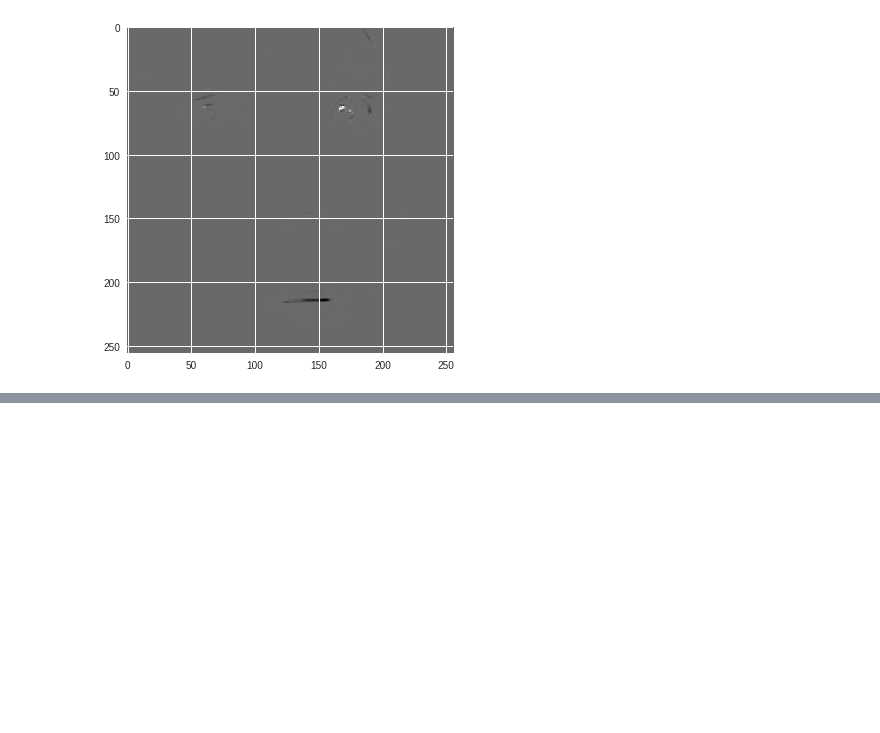
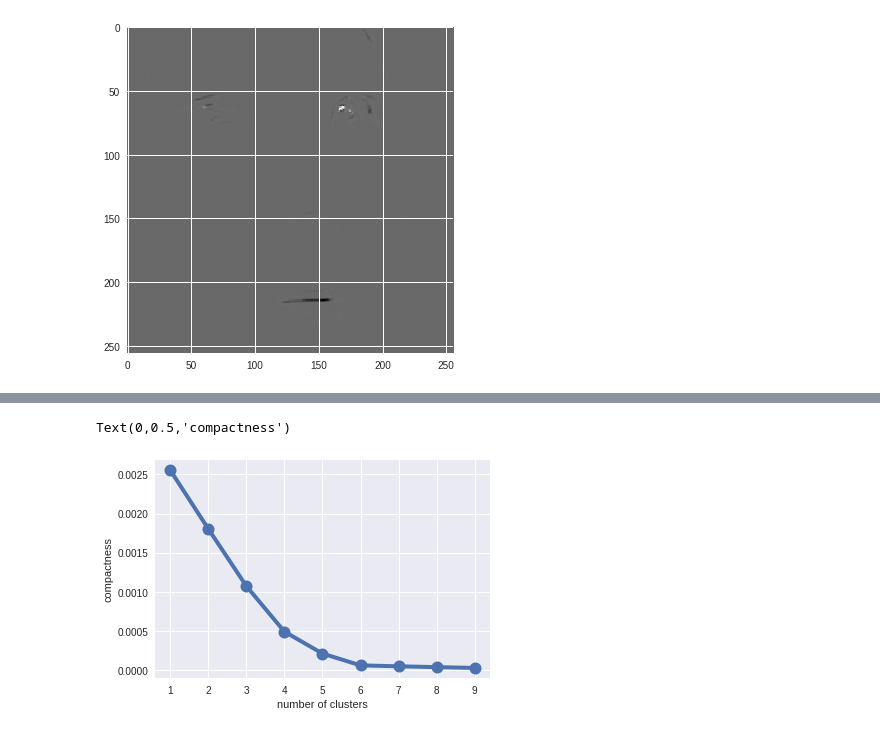
Before and after one commit to HyOsori/FaceClusterer, a Jupyter notebook: doomsheart/FaceClusterer.ipynb, the cells around one changed output, grey strips where cells are left out. Cells and saved outputs as stored; diff of their text form; code cells hidden in the pictures; blank space fills up the shorter version.

```diff
--- a/doomsheart/FaceClusterer.ipynb
+++ b/doomsheart/FaceClusterer.ipynb
@@ -167,0 +204,13 @@ ValueError: ignored
+# %%
+compactness = []
+kvals = np.arange(1,10)
+for k in tqdm(kvals):
+    c, _, _ =  cv.kmeans(face_list, k, None, criteria, 10, flags)
+    compactness.append(c)
+plt.plot(kvals, compactness, 'o-', linewidth=4,
+        markersize=12)
+plt.xlabel('number of clusters')
+plt.ylabel('compactness')
+# %% [output]
+Text(0,0.5,'compactness')
+[figure, added]
```
Also changed, not shown: parts of 13 cells of this notebook.
